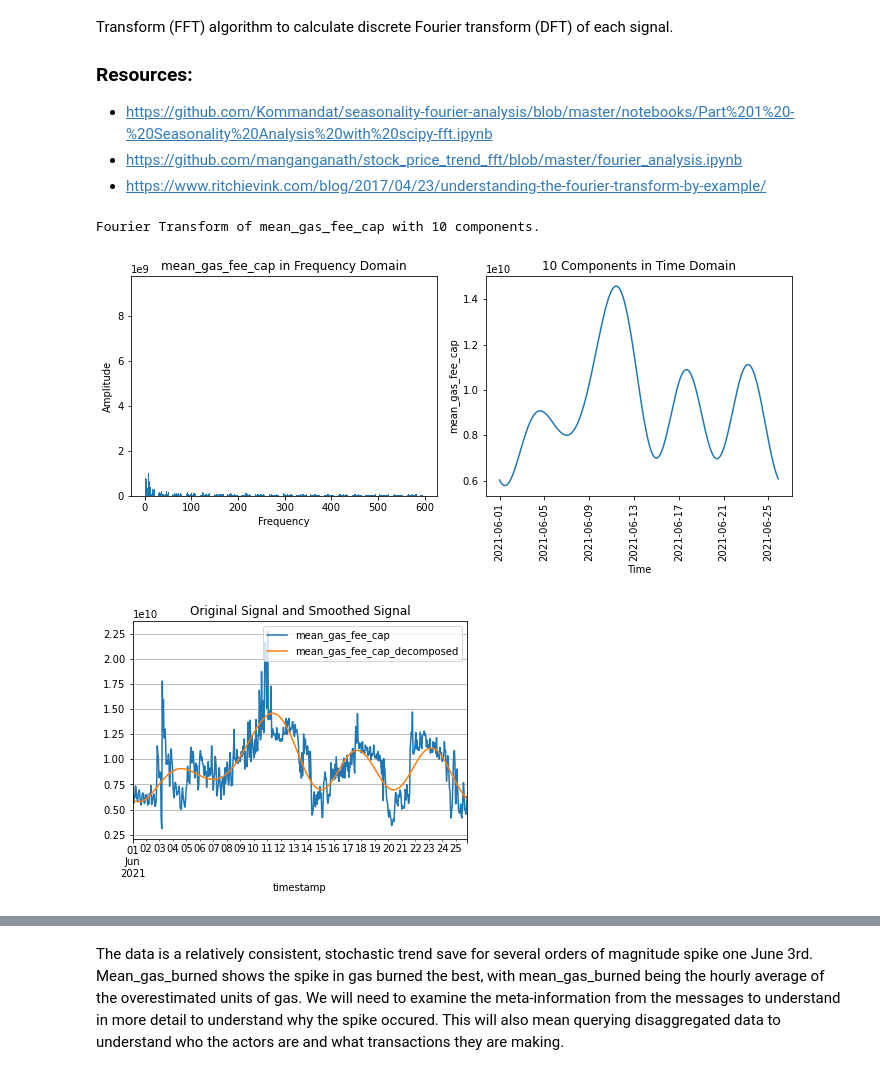
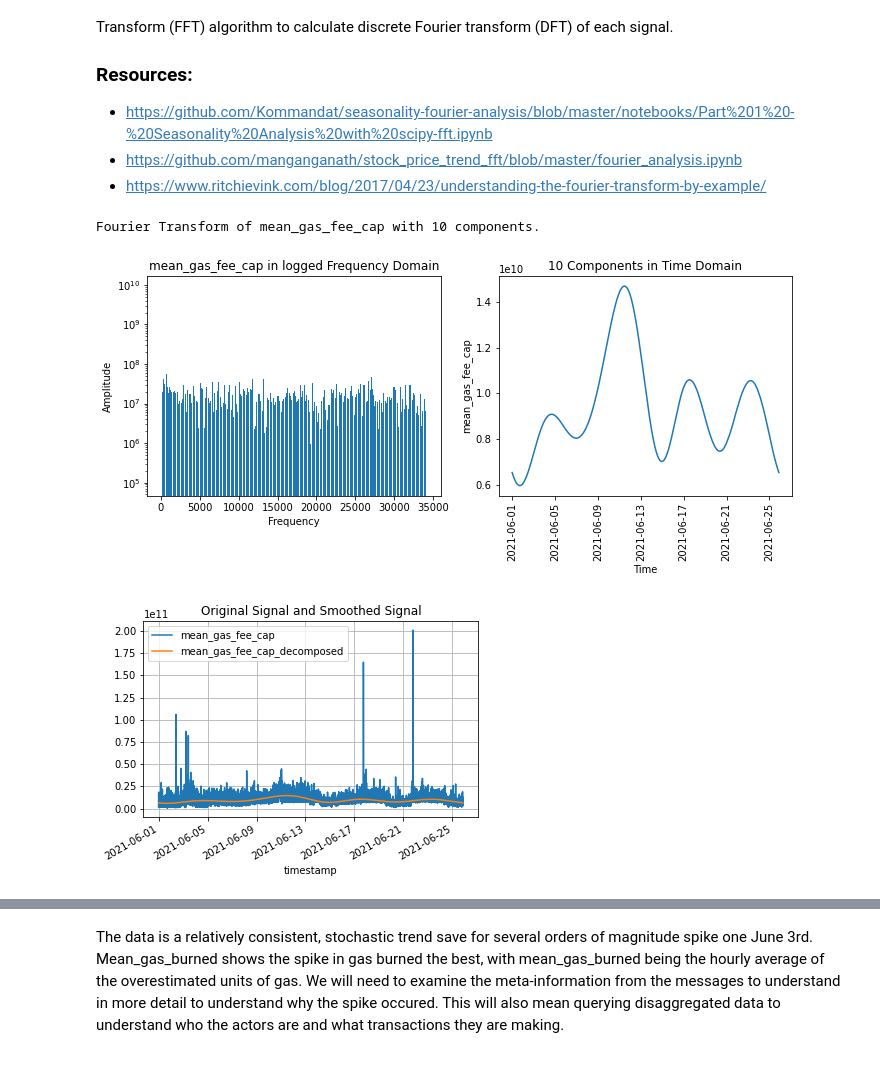
Before and after one commit to BlockScience/filecoin-metrics, a Jupyter notebook: notebooks/EDA/gas_eda_v1.ipynb, the cells around one changed output, grey strips where cells are left out. Cells and saved outputs as stored; diff of their text form; code cells hidden in the pictures.

```diff
--- a/notebooks/EDA/gas_eda_v1.ipynb
+++ b/notebooks/EDA/gas_eda_v1.ipynb
@@ -210,2 +213,2 @@ derived_gas_outputs_minutes
 # %%
-derived_gas_outputs.head()
+derived_gas_outputs = derived_gas_outputs_minutes
@@ -264,7 +251,7 @@ def fourier_transform(df,column,components):
 
     Returns:
 
-    Three plots and updated df with decomposed signal
+    Three plots and updated df with decomposed signal, and an array of the decomposed signal
 
     '''
 
@@ -276,8 +263,8 @@ def fourier_transform(df,column,components):
     fft_df['angle'] = fft_df['fft'].apply(lambda x: np.angle(x))
 
     # plot frequencies
-    t = np.linspace(0, 0.5, len(derived_gas_outputs))
-    s = derived_gas_outputs.mean_gas_fee_cap
+    t = np.linspace(0, 0.5, len(df))
+    s = df[column]
     fft = np.fft.fft(s)
     T = t[1] - t[0]  # sampling interval
     N = s.size
@@ -286,11 +273,9 @@ def fourier_transform(df,column,components):
     f = np.linspace(0, 1 / T, N)
     plt.figure(figsize=(10, 4))
     ax1 = plt.subplot( 1, 2, 1 )
-    ax1.bar(f[:N // 2], np.abs(fft)[:N // 2] * 1 / N, width=1.5)  # 1 / N is a normalization factor
-    #ax1.bar(f[:N // 2], np.log(np.abs(fft)[:N // 2] * 1 / N), width=1.5)  # 1 / N is a normalization factor
-    #ax1.set_title('{} inFrequency Domain'.format(column))
+    ax1.bar(f[:N // 2], np.abs(fft)[:N // 2] * 1 / N, width=1.5,log=True)  # 1 / N is a normalization factor
 
-    ax1.set_title('{} in Frequency Domain'.format(column))
+    ax1.set_title('{} logged in Frequency Domain'.format(column))
     ax1.set_ylabel("Amplitude")
     ax1.set_xlabel("Frequency")
 
@@ -317,13 +302,13 @@ def fourier_transform(df,column,components):
     df.plot(x='timestamp',y=[column,new_column],title='Original Signal and Smoothed Signal',
             kind='line',grid=True)
 
-    return df
+    return df, np.fft.ifft(fft_list)
 # %%
-derived_gas_outputs = fourier_transform(derived_gas_outputs,'mean_gas_fee_cap',10)
+derived_gas_outputs, mean_gas_fee_cap_decomposed = fourier_transform(derived_gas_outputs,'mean_gas_fee_cap',10)
 # %% [output]
 Fourier Transform of mean_gas_fee_cap with 10 components.
-[figure, old version]
+[figure, new version]
-[figure, old version]
+[figure, new version]
 # %%
 derived_gas_outputs.plot(x='timestamp',y='mean_gas_fee_cap',kind='line',title='Mean Gas Fee Cap')
 print('The maximum price that the message sender is willing to pay per unit of gas')
```
Also changed, not shown: parts of 51 cells of this notebook, 1 other file.
